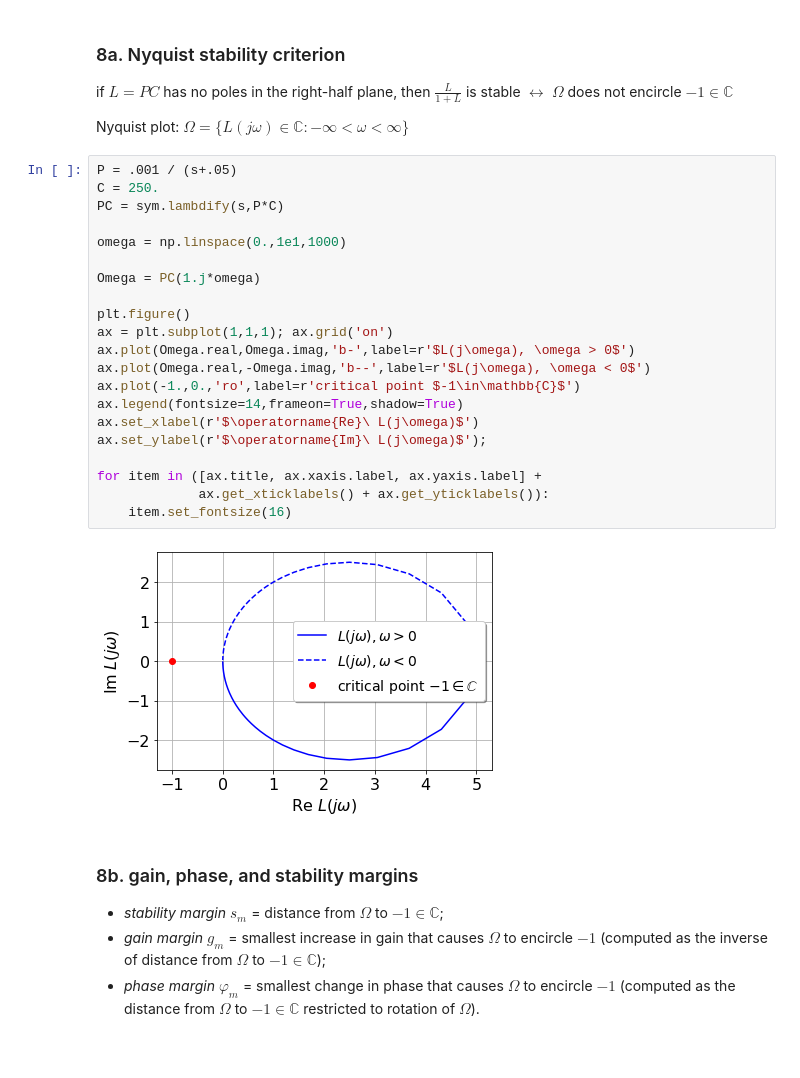
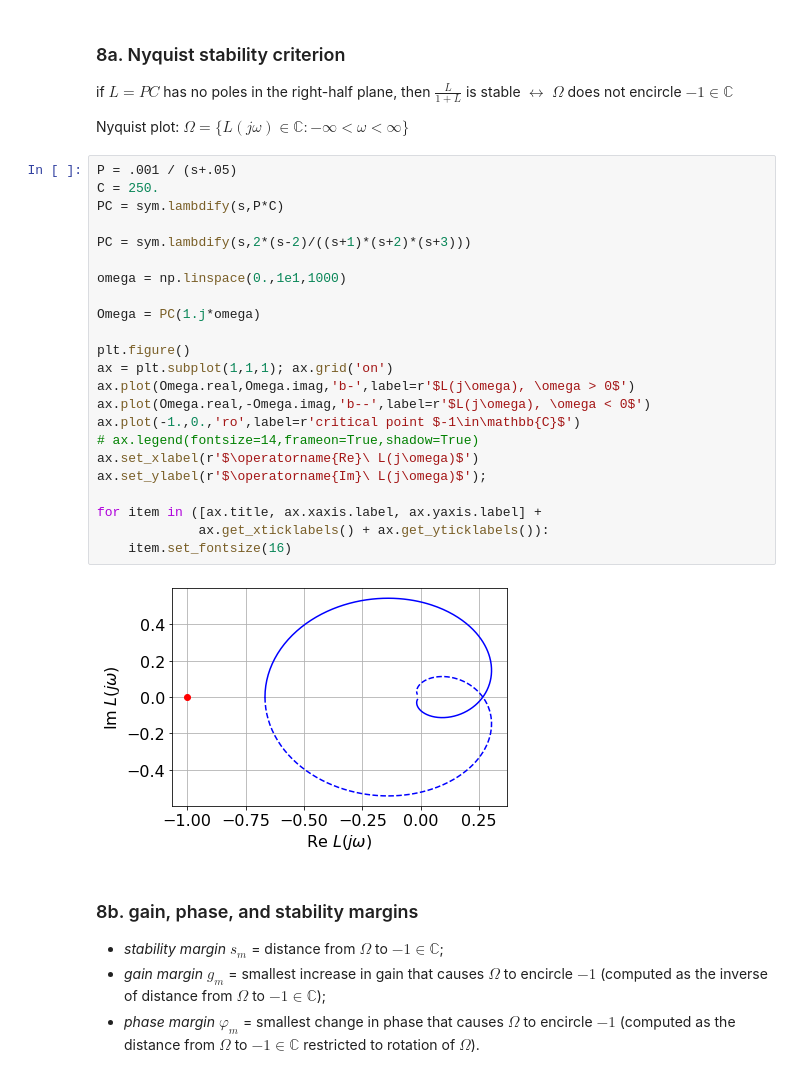
Before and after one commit to my-13/447, a Jupyter notebook: final review.ipynb, the cells around one changed output. Saved outputs shown, nothing was run; the diff lists cells and outputs as text.

```diff
--- a/final review.ipynb
+++ b/final review.ipynb
@@ -608,26 +608,28 @@ Nyquist plot: $\Omega=\{L(j\omega)\in\mathbb{C}: -\infty<\omega<\infty\}$
 # %%
 P = .001 / (s+.05)
 C = 250.
 PC = sym.lambdify(s,P*C)
+
+PC = sym.lambdify(s,2*(s-2)/((s+1)*(s+2)*(s+3)))
 
 omega = np.linspace(0.,1e1,1000)
 
 Omega = PC(1.j*omega)
 
 plt.figure()
 ax = plt.subplot(1,1,1); ax.grid('on')
 ax.plot(Omega.real,Omega.imag,'b-',label=r'$L(j\omega), \omega > 0$')
 ax.plot(Omega.real,-Omega.imag,'b--',label=r'$L(j\omega), \omega < 0$')
 ax.plot(-1.,0.,'ro',label=r'critical point $-1\in\mathbb{C}$')
-ax.legend(fontsize=14,frameon=True,shadow=True)
+# ax.legend(fontsize=14,frameon=True,shadow=True)
 ax.set_xlabel(r'$\operatorname{Re}\ L(j\omega)$')
 ax.set_ylabel(r'$\operatorname{Im}\ L(j\omega)$');
 
 for item in ([ax.title, ax.xaxis.label, ax.yaxis.label] +
              ax.get_xticklabels() + ax.get_yticklabels()):
     item.set_fontsize(16)
 # %% [output]
-[figure, old version]
+[figure, new version]
 # %% [markdown]
 ### 8b. gain, phase, and stability margins
 
```
Also changed, not shown: 1 other file.
